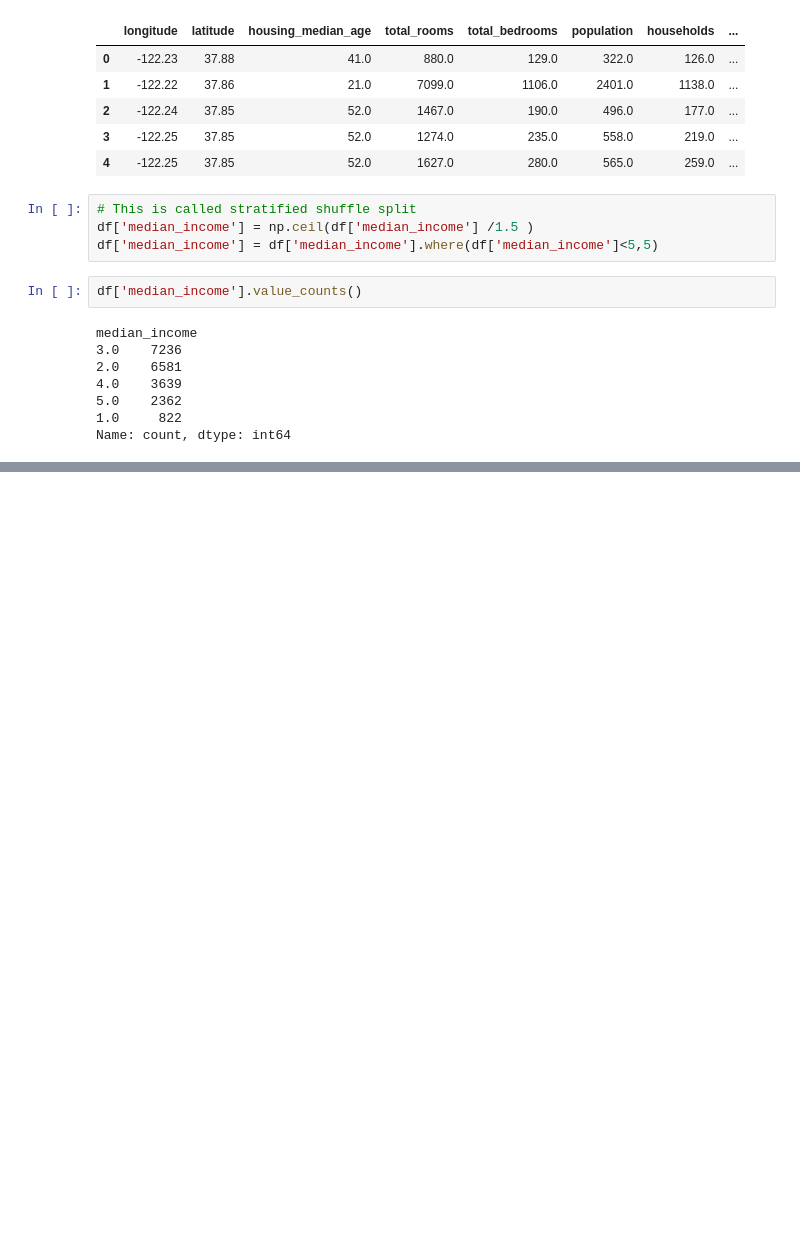
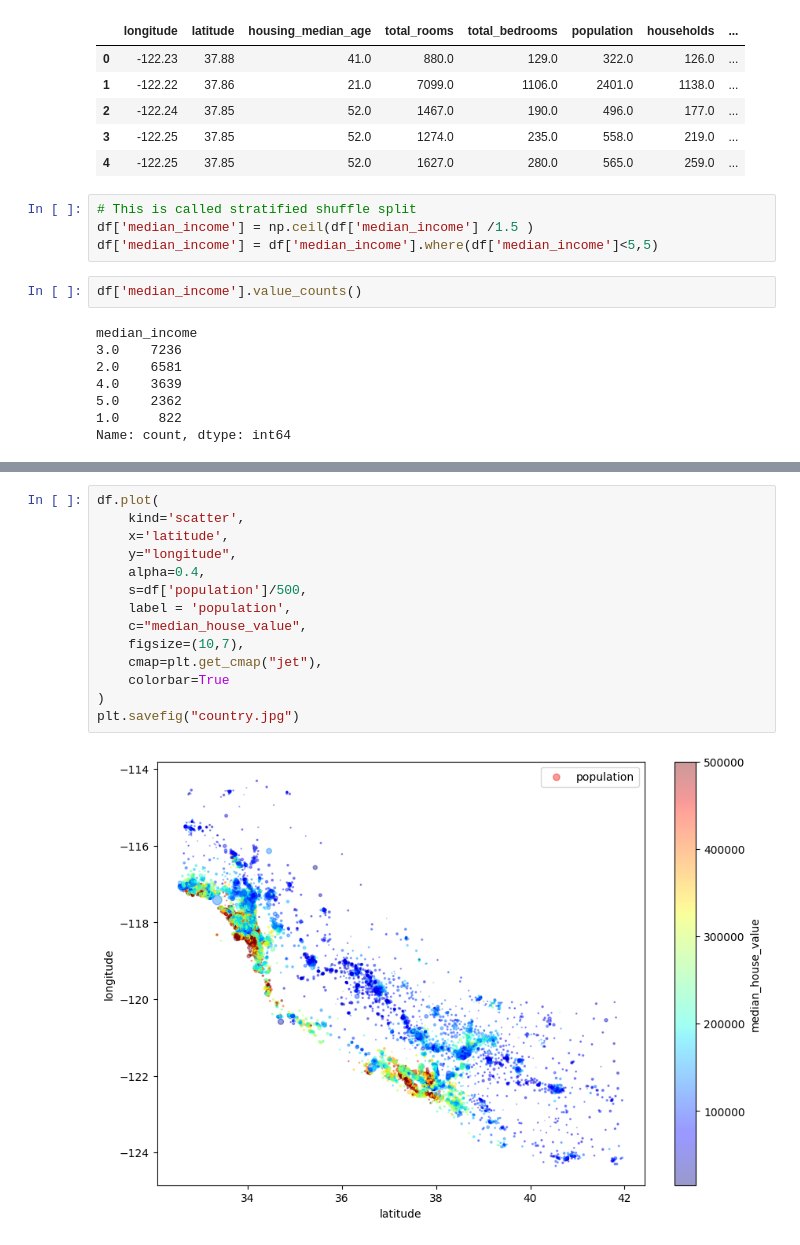
Before and after one commit to deveshpatwa/Pyhton-projects, a Jupyter notebook: machine learning/House price prediction/House price prediction project code.ipynb, the cells around one changed output, grey strips where cells are left out. Drawn from its saved outputs; the diff is of its cells as text; blank space fills up the shorter version.

```diff
--- a/machine learning/House price prediction/House price prediction project code.ipynb
+++ b/machine learning/House price prediction/House price prediction project code.ipynb
@@ -30,0 +48,16 @@ Name: count, dtype: int64
+# %%
+df.plot(
+    kind='scatter',
+    x='latitude',
+    y="longitude",
+    alpha=0.4,
+    s=df['population']/500,
+    label = 'population',
+    c="median_house_value",
+    figsize=(10,7),
+    cmap=plt.get_cmap("jet"),
+    colorbar=True
+)
+plt.savefig("country.jpg")
+# %% [output]
+[figure, added]
```
Also changed, not shown: parts of 27 cells of this notebook, 52 other files.
